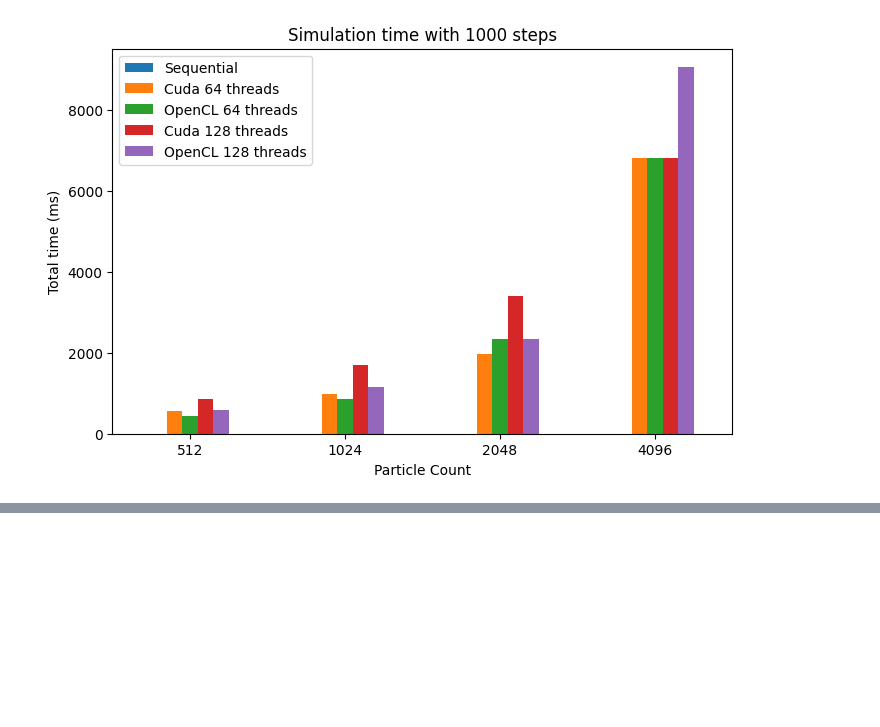
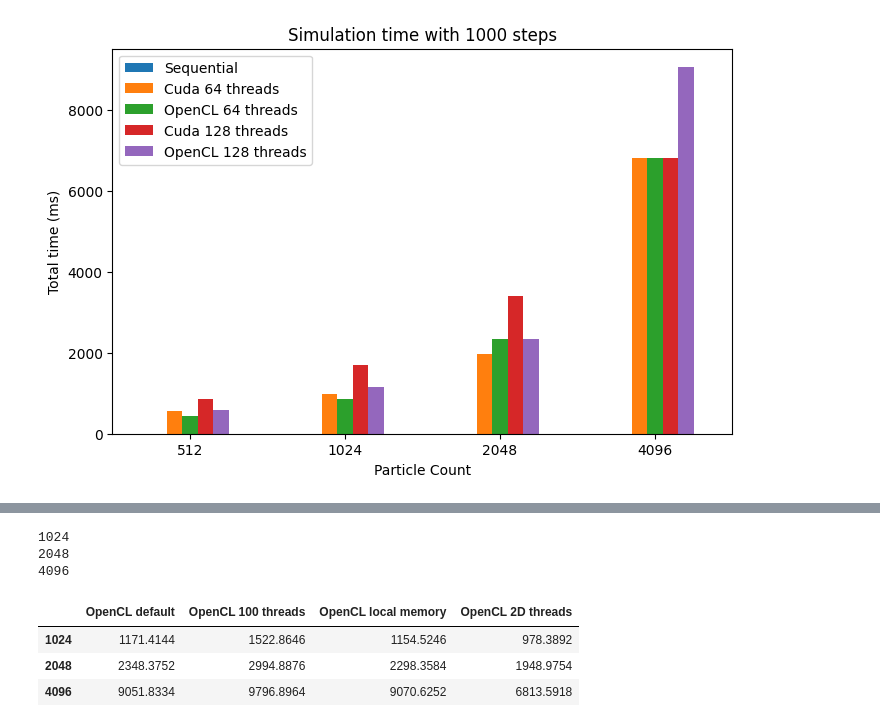
Before and after one commit to DiegoG205/GPU-Tarea2, a Jupyter notebook: graphics.ipynb, the cells around one changed output, grey strips where cells are left out. Saved outputs shown, nothing was run; the diff lists cells and outputs as text; code cells hidden in the pictures; blank space fills up the shorter version.

```diff
--- a/graphics.ipynb
+++ b/graphics.ipynb
@@ -130,0 +136,42 @@ a2 = avgDf.plot(kind='bar', rot=0, xlabel='Particle Count', ylabel='Total time (
+# %%
+n = clDf["n"].drop_duplicates().to_numpy()
+avgDf = pd.DataFrame(columns=["OpenCL default","OpenCL 100 threads","OpenCL local memory","OpenCL 2D threads"], index=n)
+
+for i in n:
+    print(i)
+    avgCL = 0
+    avgCL100 = 0
+    avgCLSh = 0
+    avgCL2d = 0
+
+    for index, row in clDf.loc[(clDf["n"] == i)].iterrows():
+        avgCL += row["time"]
+    avgCL /= len(clDf.loc[(clDf["n"] == i)])
+    avgCL /= 1000
+
+    for index, row in clIDf.loc[(clIDf["n"] == i)].iterrows():
+        avgCL100 += row["time"]
+    avgCL100 /= len(clIDf.loc[(clIDf["n"] == i)])
+    avgCL100 /= 1000
+
+    for index, row in clShDf.loc[(clShDf["n"] == i)].iterrows():
+        avgCLSh += row["time"]
+    avgCLSh /= len(clShDf.loc[(clShDf["n"] == i)])
+    avgCLSh /= 1000
+
+    for index, row in cl2DDf.loc[(cl2DDf["n"] == i)].iterrows():
+        avgCL2d += row["time"]
+    avgCL2d /= len(cl2DDf.loc[(cl2DDf["n"] == i)])
+    avgCL2d /= 1000
+
+    avgDf.loc[i] = {"OpenCL default": avgCL,"OpenCL 100 threads": avgCL100,"OpenCL local memory": avgCLSh,"OpenCL 2D threads": avgCL2d}
+
+display(avgDf)
+# %% [output]
+1024
+2048
+4096
+|  | OpenCL default | OpenCL 100 threads | OpenCL local memory | OpenCL 2D threads |
+| 1024 | 1171.4144 | 1522.8646 | 1154.5246 | 978.3892 |
+| 2048 | 2348.3752 | 2994.8876 | 2298.3584 | 1948.9754 |
+| 4096 | 9051.8334 | 9796.8964 | 9070.6252 | 6813.5918 |
```
Also changed, not shown: parts of 4 cells of this notebook, 10 other files.
